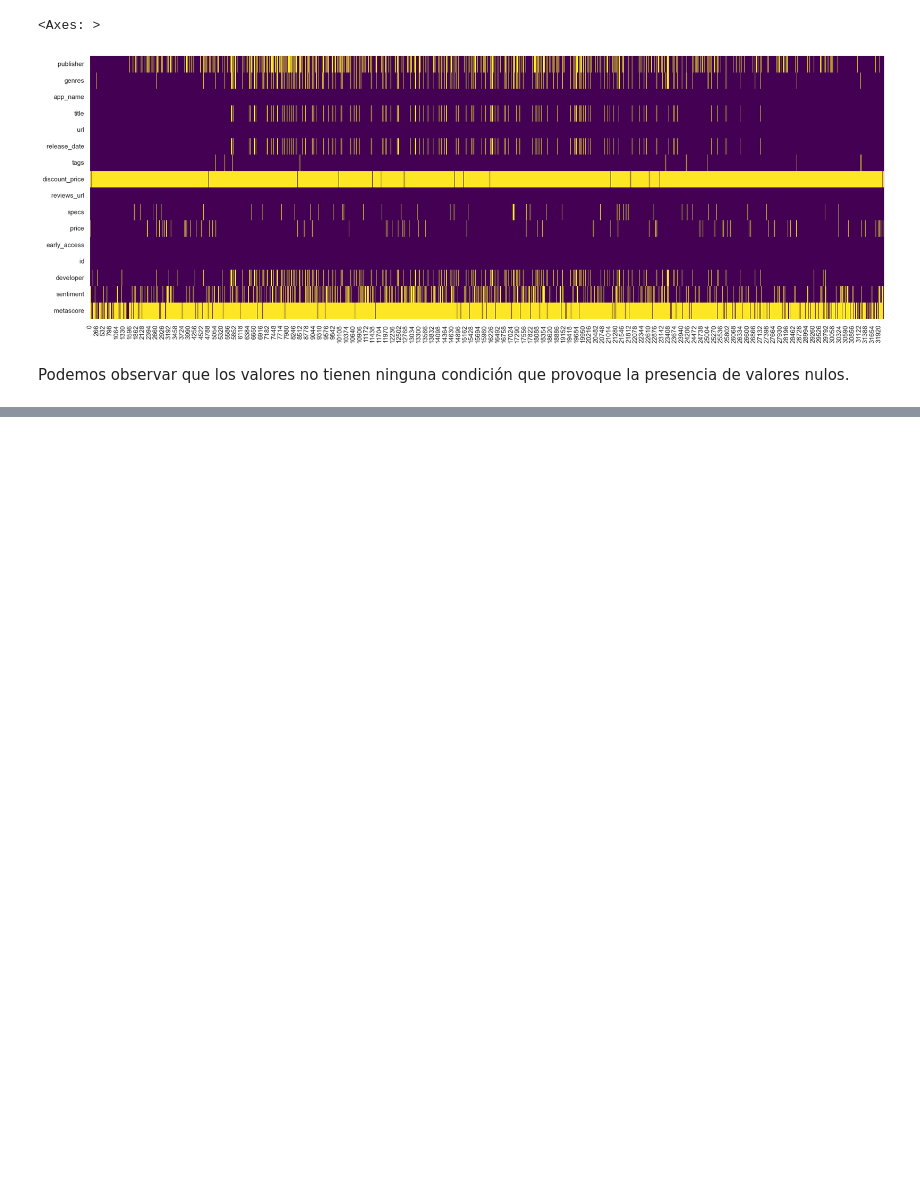
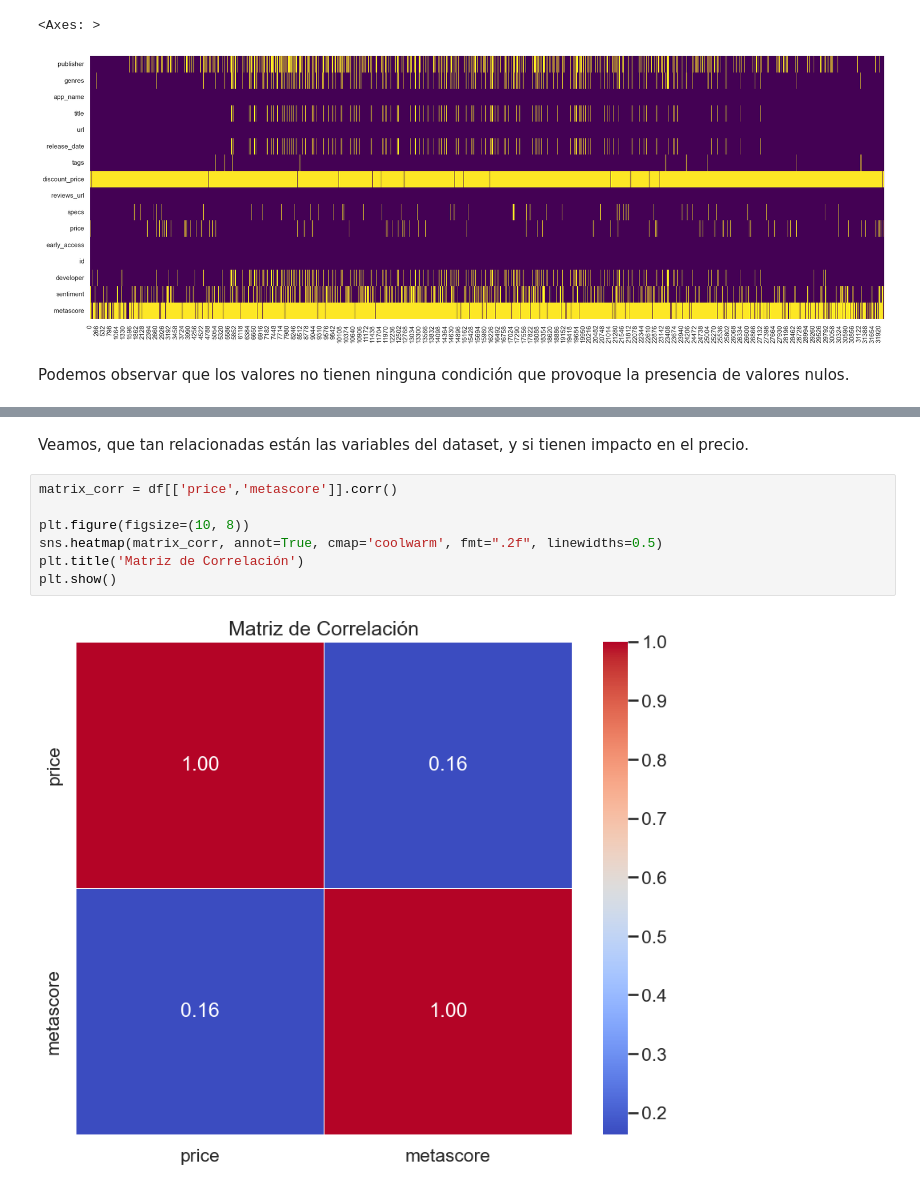
Before and after one commit to Mariagustin-Prg/PI-x-games-steam, a Jupyter notebook: 2-EDA.ipynb, the cells around one changed output, grey strips where cells are left out. Saved outputs shown, nothing was run; the diff lists cells and outputs as text; blank space fills up the shorter version.

```diff
--- a/2-EDA.ipynb
+++ b/2-EDA.ipynb
@@ -84,0 +142,11 @@ sns.scatterplot(x= df['metascore'],y= df['price'], hue= df['sentiment'], palette
+# %% [markdown]
+Veamos, que tan relacionadas están las variables del dataset, y si tienen impacto en el precio.
+# %%
+matrix_corr = df[['price','metascore']].corr()
+
+plt.figure(figsize=(10, 8))
+sns.heatmap(matrix_corr, annot=True, cmap='coolwarm', fmt=".2f", linewidths=0.5)
+plt.title('Matriz de Correlación')
+plt.show()
+# %% [output]
+[figure, added]
```
Also changed, not shown: parts of 20 cells of this notebook.
